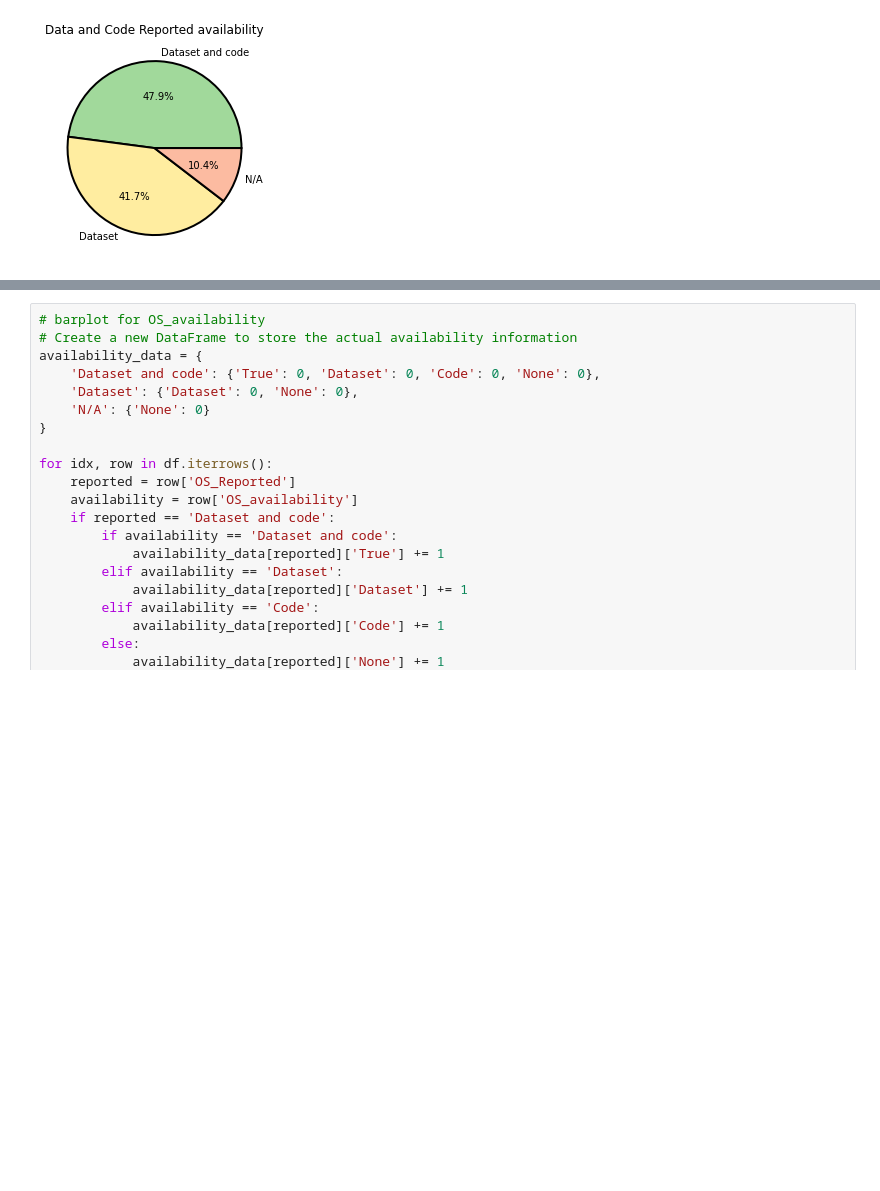
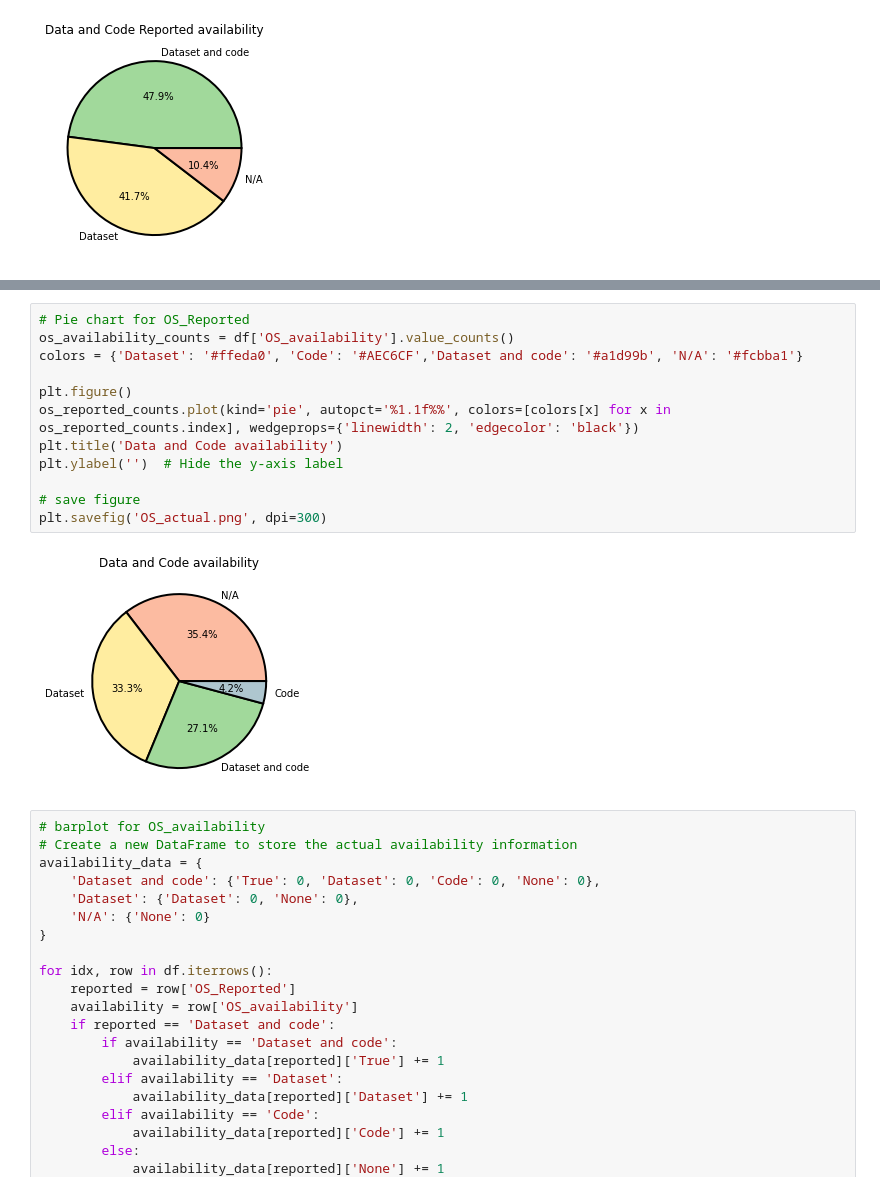
Before and after one commit to jteijema/Code-for-Simulation-Based-Active-Learning-for-Systematic-Reviews, a Jupyter notebook: Code/Papers/papers.ipynb, the cells around one changed output, grey strips where cells are left out. Cells and saved outputs as stored; diff of their text form; blank space fills up the shorter version.

Commit message:
Update images

```diff
--- a/Code/Papers/papers.ipynb
+++ b/Code/Papers/papers.ipynb
@@ -223,3 +231,17 @@ plt.savefig('OS_Reported.png', dpi=300)
+# %%
+# Pie chart for OS_Reported
+os_availability_counts = df['OS_availability'].value_counts()
+colors = {'Dataset': '#ffeda0', 'Code': '#AEC6CF','Dataset and code': '#a1d99b', 'N/A': '#fcbba1'}
+
+plt.figure()
+os_reported_counts.plot(kind='pie', autopct='%1.1f%%', colors=[colors[x] for x in os_reported_counts.index], wedgeprops={'linewidth': 2, 'edgecolor': 'black'})
+plt.title('Data and Code availability')
+plt.ylabel('')  # Hide the y-axis label
+
+# save figure
+plt.savefig('OS_actual.png', dpi=300)
+# %% [output]
+[figure, added]
 # %%
 # barplot for OS_availability
 # Create a new DataFrame to store the actual availability information
```
Also changed, not shown: parts of 1 cell of this notebook, 1 other file.
